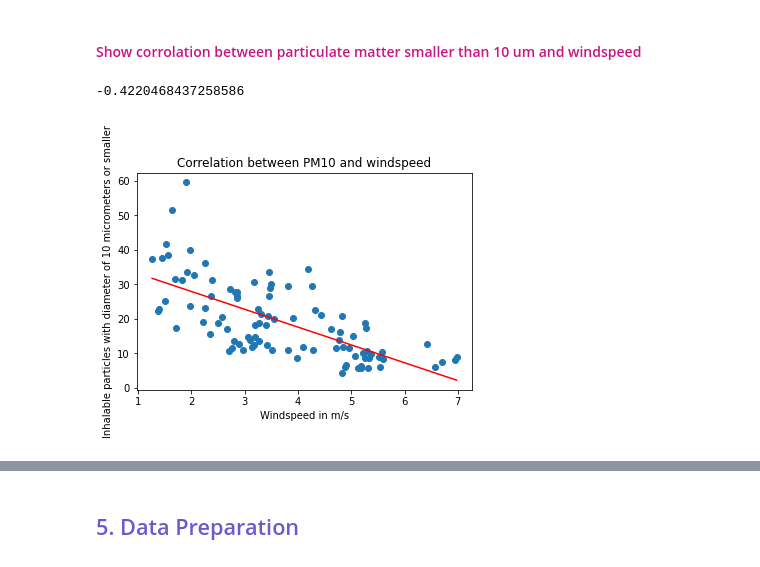
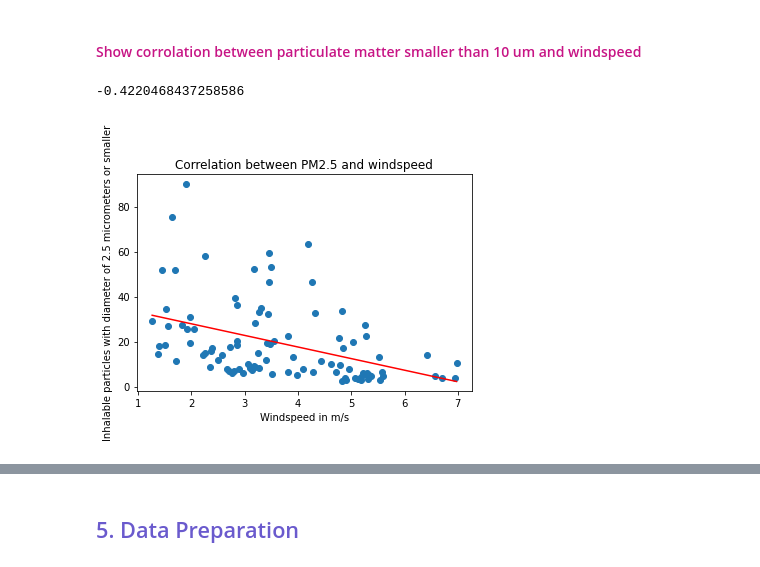
Before and after one commit to rawan-a-d/Air-Quality-Prediction, a Jupyter notebook: meteo-notebook.ipynb, the cells around one changed output, grey strips where cells are left out. Saved outputs shown, nothing was run; the diff lists cells and outputs as text; code cells hidden in the pictures.

Commit message:
added new plots with 2.5 um

```diff
--- a/meteo-notebook.ipynb
+++ b/meteo-notebook.ipynb
@@ -210,17 +211,17 @@ df_meteo_air_pollution.corr(method='spearman')
 | so2 | 0.004346 | -0.008121 | -0.212465 | -0.337730 | -0.208994 | -0.076840 | 0.336788 | 0.189855 | 0.394545 | 0.371746 | 1.000000 |
 # %% [markdown]
 <h4><font color=mediumvioletred>Show corrolation between particulate matter smaller than 10 um and windspeed</font></h4>
-# %%
-group_by_day = df_meteo_air_pollution.groupby(pd.Grouper(freq='D', key='date')).mean()
-ws_pm10_corr = group_by_day["ws"].corr(group_by_day["pm2.5"])
-print(ws_pm10_corr)
-plt.scatter(group_by_day["ws"], group_by_day["pm10"])
-plt.plot(np.unique(group_by_day["ws"]), np.poly1d(np.polyfit(group_by_day["ws"], group_by_day["pm10"], 1))
-         (np.unique(group_by_day["ws"])), color='red')
-plt.title('Correlation between PM10 and windspeed')
-plt.xlabel('Windspeed in m/s')
-plt.ylabel('Inhalable particles with diameter of 10 micrometers or smaller');
-#particulate matter <10um in ug/m3
-# %% [output]
--0.4220468437258586
-[figure, removed]
+# %%
+group_by_day = df_meteo_air_pollution.groupby(pd.Grouper(freq='D', key='date')).mean()
+ws_pm25_corr = group_by_day["ws"].corr(group_by_day["pm2.5"])
+print(ws_pm25_corr)
+plt.scatter(group_by_day["ws"], group_by_day["pm2.5"])
+plt.plot(np.unique(group_by_day["ws"]), np.poly1d(np.polyfit(group_by_day["ws"], group_by_day["pm2.5"], 1))
+         (np.unique(group_by_day["ws"])), color='red')
+plt.title('Correlation between PM2.5 and windspeed')
+plt.xlabel('Windspeed in m/s')
+plt.ylabel('Inhalable particles with diameter of 2.5 micrometers or smaller');
+#particulate matter <2.5um in ug/m3
+# %% [output]
+-0.4220468437258586
+[figure, added]
```
Also changed, not shown: parts of 7 cells of this notebook.
